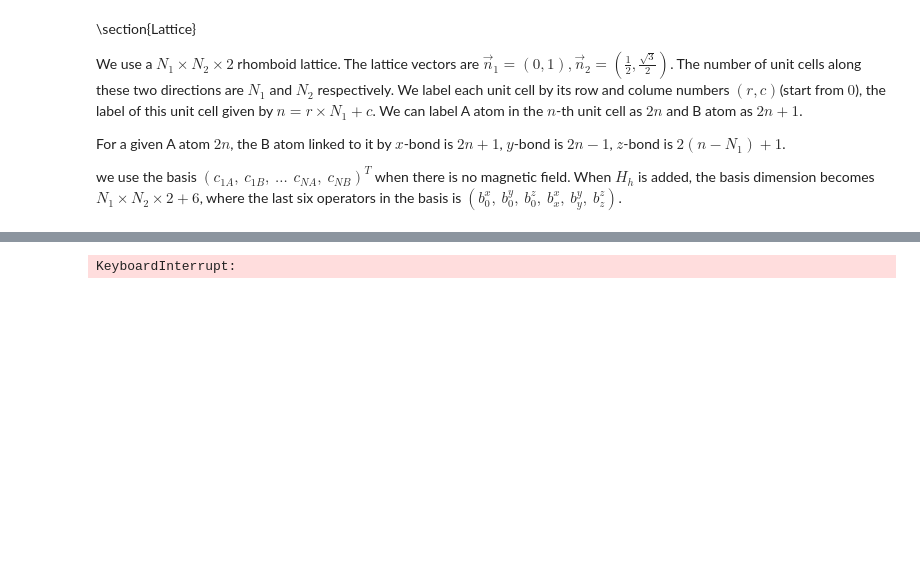
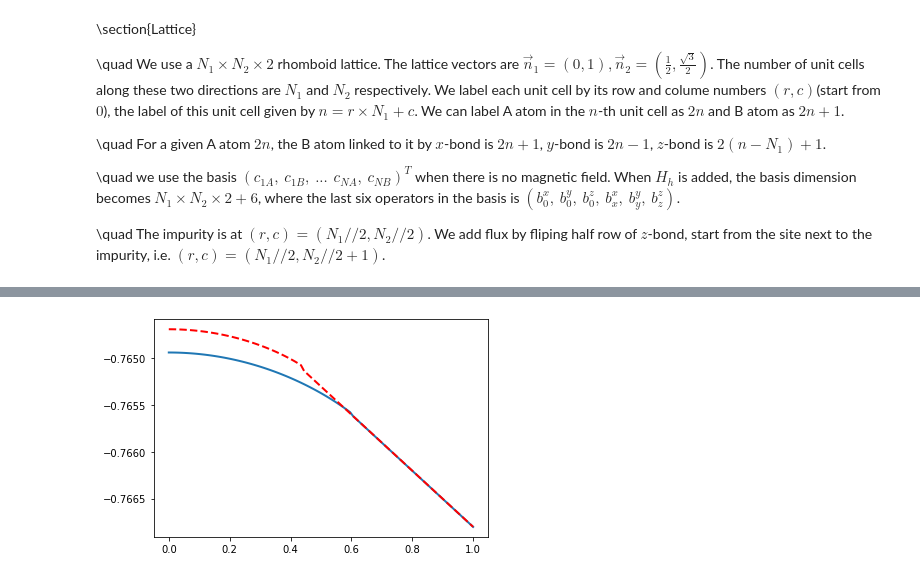
Before and after one commit to Sharon-Liang/MFT-local-h, a Jupyter notebook: local-h-flux-0.ipynb, the cells around one changed output, grey strips where cells are left out. Saved outputs shown, nothing was run; the diff lists cells and outputs as text; code cells hidden in the pictures; blank space fills up the shorter version.

```diff
--- a/local-h-flux-0.ipynb
+++ b/local-h-flux-0.ipynb
@@ -53,11 +53,13 @@ There should be a local constrain on site-$0$: $i c_0 b_0^x b_0^y b_0^z =1$. It
 # %% [markdown]
 \section{Lattice}
 
-We use a $N_1 \times N_2 \times 2$ rhomboid lattice. The lattice vectors are $\vec{n}_1 = (0,1), \vec{n}_2 = (\frac{1}{2},\frac{\sqrt{3}}{2})$. The number of unit cells along these two directions are $N_1$ and $N_2$ respectively. We label each unit cell by its row and colume numbers $(r, c)$(start from $0$), the label of this unit cell given by $ n = r \times N_1 + c$. We can label A atom in the $n$-th unit cell as $2n$ and B atom as $2n + 1$.
+\quad We use a $N_1 \times N_2 \times 2$ rhomboid lattice. The lattice vectors are $\vec{n}_1 = (0,1), \vec{n}_2 = (\frac{1}{2},\frac{\sqrt{3}}{2})$. The number of unit cells along these two directions are $N_1$ and $N_2$ respectively. We label each unit cell by its row and colume numbers $(r, c)$(start from $0$), the label of this unit cell given by $ n = r \times N_1 + c$. We can label A atom in the $n$-th unit cell as $2n$ and B atom as $2n + 1$.
 
-For a given A atom $2n$, the B atom linked to it by $x$-bond is $2n + 1$, $y$-bond is $2n - 1$, $z$-bond is $2 (n - N_1) + 1$.
+\quad For a given A atom $2n$, the B atom linked to it by $x$-bond is $2n + 1$, $y$-bond is $2n - 1$, $z$-bond is $2 (n - N_1) + 1$.
 
-we use the basis $(c_{1A},\ c_{1B},\ ... \,\ c_{NA},\ c_{NB})^T$ when there is no magnetic field. When $H_h$ is added, the basis dimension becomes $N_1 \times N_2 \times 2 + 6$,  where the last six operators in the basis is $(b_0^x,\ b_0^y,\ b_0^z,\ b_x^x,\ b_y^y,\ b_z^z)$.
+\quad we use the basis $(c_{1A},\ c_{1B},\ ... \,\ c_{NA},\ c_{NB})^T$ when there is no magnetic field. When $H_h$ is added, the basis dimension becomes $N_1 \times N_2 \times 2 + 6$,  where the last six operators in the basis is $(b_0^x,\ b_0^y,\ b_0^z,\ b_x^x,\ b_y^y,\ b_z^z)$.
+
+\quad The impurity is at $(r, c) = (N_1//2, N_2//2)$. We add flux by fliping half row of $z$-bond, start from the site next to the impurity, i.e. $(r, c) = (N_1//2, N_2//2 + 1)$.
 # %%
 import numpy as np
 from numpy.linalg import eigh
@@ -100,7 +102,7 @@ def BulkHam(JK, N1, N2, periodic = False, flux = False):
                 next = 0.5
 
             if next % 1 == 0:
-                if flux == True and r == N2//2 and c >= N1//2:
+                if flux == True and r == N2//2 and c > N1//2:
                     Hr[2*n, next] +=  -1j * JK[2]
                 else:
                     Hr[2*n, next] +=  1j * JK[2]
@@ -157,12 +159,12 @@ def BulkHam_csc(JK, N1, N2, periodic = False, flux = False):
 
             if next % 1 == 0:
                 if next in temp:
-                    if flux == True and r == N2//2 and c >= N1//2:
+                    if flux == True and r == N2//2 and c > N1//2:
                         temp[next] +=  -1j * JK[2]
                     else:
                         temp[next] +=  1j * JK[2]
                 else:
-                    if flux == True and r == N2//2 and c >= N1//2:
+                    if flux == True and r == N2//2 and c > N1//2:
                         temp[next] =  -1j * JK[2]
                     else:
                         temp[next] =  1j * JK[2]
@@ -290,7 +293,7 @@ where $f(\epsilon)$ is the Fermi distribution. Then we have:
 There thus be a overall factor $2$ in the Hamitonian density, i.e. $ h_{Maj} = 2 h_{Fermi}$. And another factor $2$ in the correlations, i.e. $<i c^t c> = 2 i <f^\dagger f>$. In the following code, we can change $ H \rightarrow 2H$ and $f( \epsilon_j) \rightarrow 2 f( \epsilon_j)$ to get the correct correlations.
 # %%
 '''PLEASE RUN THE 1st CODE SECTOR BEFORE THIS ONE.'''
-'''Use scipy.optimize.root() to solve order parameters'''
+'''We can also use scipy.optimize.root() to solve order parameters'''
 #from scipy.optimize import root
 import math
 
@@ -340,7 +343,7 @@ def Gfs(N1, N2, Harr):
         '''lagrange multipliers'''
         Nparam[12 + i] += Nparam[i]
         Nparam[12 + i] += ak[SiteNum+(i+1)%3,SiteNum+(i+2)%3] * 1j * 2
-    if all(Nparam.imag < 1.e-10):
+    if all(Nparam.imag < 1.e-6):
         return Nparam.real
     else:
         return Nparam
@@ -424,7 +427,7 @@ def UpdateParam(err, dt, param, Nparam):
         param[9 + i] = param[9 + i] + dt * delta
         err = max(err, abs(delta))
 
-        delta = Nparam[12 + i] - param[12 + i]
+        delta = Nparam[12 + i]
         param[12 + i] = param[12 + i] + dt * delta
         err = max(err, abs(delta))
     return param, err
@@ -456,12 +459,12 @@ def Iteration(Hbulk, param, tolerance):
 
         Nparam = Gfs(N1,N2, Harr)
 
-        dt = 0.05 + (1-2*np.arctan(error * 100)/math.pi)*0.04
+        dt = 0.5 + (1-2*np.arctan(error * 100)/math.pi)*0.04
         param, error = UpdateParam(error, dt, param, Nparam)
     return param, error, count
 
 def GSenergy(Hbulk, param, h):
-    '''Calculate the ground state energy
+    '''Calculate the ground state energy per site
 
        Inputs: Hbulk: bulk Hamiltonian
                param: finalized order parameters
@@ -489,7 +492,6 @@ def GSenergy(Hbulk, param, h):
 
     # Collect constant terms
     for i in range(3):
-        eng += - h[i] * param[i] # magnetic field energy
         eng += JK[i] * param[i] * param[3 + i]
         eng += - JK[i] * param[6 + i] * param[9 + i]
     return eng/SiteNum
@@ -516,7 +518,7 @@ Hbulk = makeH(row, col, data, dim)
 # Apply a (111)-direction magnetic field
 hmin = 0
 hmax = 1
-stepNum = 20
+stepNum = 100
 
 a = np.linspace(hmin,hmax,stepNum)
 parameters = np.zeros([15, stepNum])
@@ -530,6 +532,7 @@ for i in range(stepNum):
 
 
 # Generate bulk Hamiltonian with flux
+param = InitParameters()
 row_flux = []
 col_flux = []
 data_flux = []
@@ -545,5 +548,10 @@ for i in range(stepNum):
     param, error, count = Iteration(Hbulk_flux, param, tolerance)
     parameters_flux[:,i] += param
     eng_flux[i] = GSenergy(Hbulk_flux, param, h)
-# %% [output]
-KeyboardInterrupt:
+# %%
+import matplotlib.pyplot as plt
+plt.plot(a,eng,linewidth = 2)
+plt.plot(a,eng_flux,'r--', linewidth = 2)
+plt.show()
+# %% [output]
+[figure, added]
```
Also changed, not shown: parts of 2 cells of this notebook, 2 other files.
